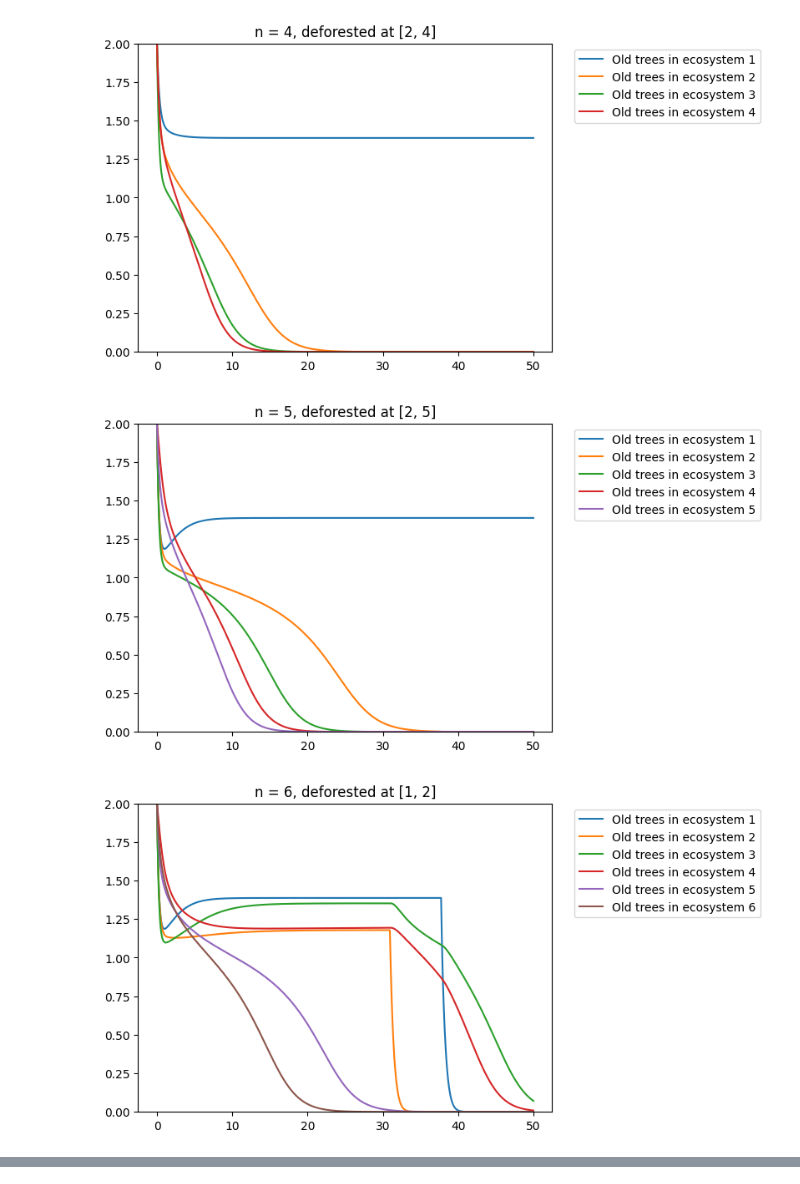
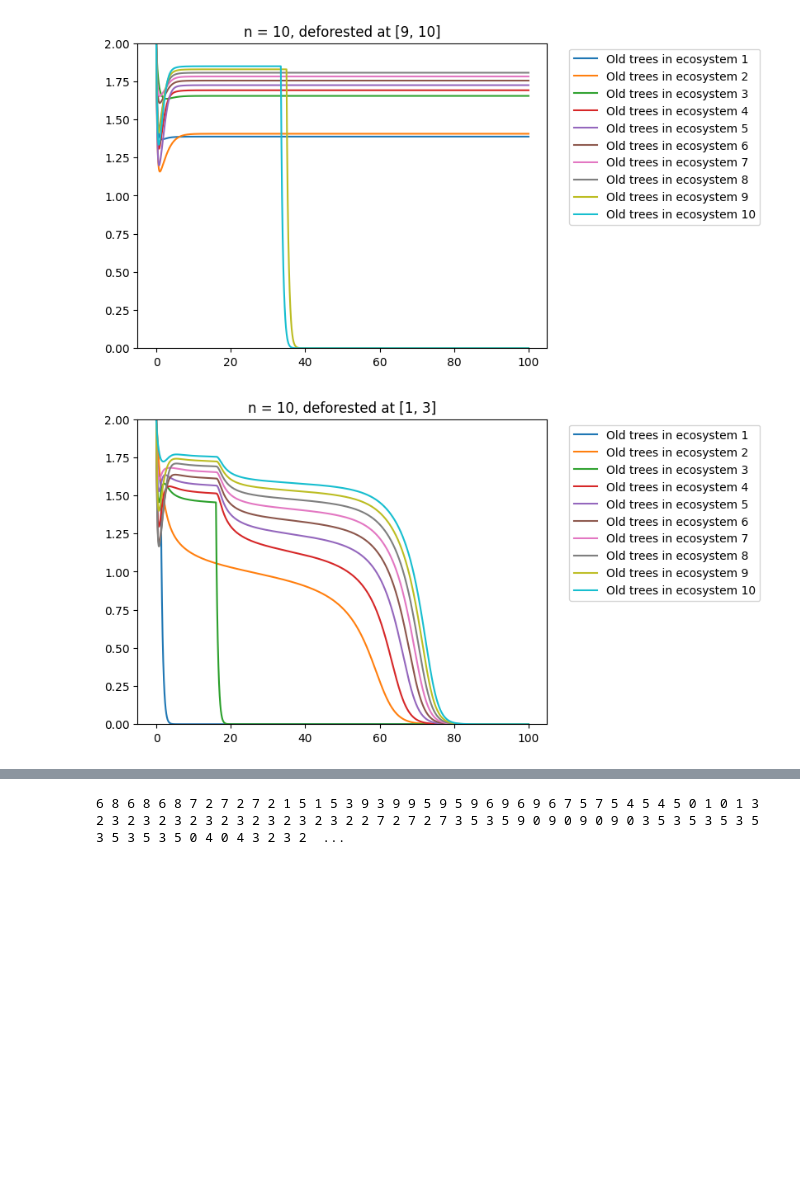
Before and after one commit to marcelvdla/CSSim, a Jupyter notebook: notebooks/perturbed_networks.ipynb, the cells around one changed output, grey strips where cells are left out. Saved outputs shown, nothing was run; the diff lists cells and outputs as text; code cells hidden in the pictures; blank space fills up the shorter version.

Commit message:
perturbed network simulations done

```diff
--- a/notebooks/perturbed_networks.ipynb
+++ b/notebooks/perturbed_networks.ipynb
@@ -4,6 +4,27 @@ import matplotlib.pyplot as plt
 from scipy.integrate import solve_ivp
 from src.perturbation import get_ecosystems_to_perturb_at_times_tstar, epsilon_k, theta
 from src.n_forest import alpha
+# %%
+def deriv_forest(x, y, penalty_rate, args):
+    """
+    Calculate derivatives of x and y over time as per the Antonovsky & Korzukhin rule.
+
+    INPUT:
+    x            = value for x; density of young trees in ecosystem, typically between 0 and 4
+    y            = value for y; density of old trees in ecosystem, typically between 0 and 4
+    penalty_rate = penalty rate calculated by penalty function
+    args         = tuple of 9 arguments
+
+    Returns derivatives of x and y.
+    """
+    # Unpack arguments rho, gamma (not used), f, h, a1 and a2
+    fertility, aging_rate, biotic_pump_young, mortality_old, biotic_pump_old, dist, beta_2, P_0 = args
+
+    # Calculate derivatives
+    dx = fertility * y - ((y - 1)**2 + 1) * x - aging_rate * x + biotic_pump_young * penalty_rate * x
+    dy = aging_rate * x - mortality_old * y + biotic_pump_old * penalty_rate * y
+
+    return dx, dy
 # %%
 def deriv_forest_perturbed(x, y, penalty_rate, epsilon, theta, args):
     """
@@ -61,11 +82,12 @@ def system_n_forests(x0s, y0s, args, perturbed = False, timesteps = 100, dt = 0.
     if perturbed:
 
         # Choose networks to deforest; gets a list of instances the deforested ecosystems
+        # Limit the timesteps at which forest can be deforested until timestep 40
         deforest_ecosystem_at_t : List[EcosystemDeforestTime] = \
             get_ecosystems_to_perturb_at_times_tstar(
-                t_timesteps=int(timesteps/dt),
+                t_timesteps=int(40/dt),
                 n_deforested_ecosystems=ecosystems_to_deforest,
-                n_total_ecosystems=n)
+                n_total_ecosystems=n, seed = None)
 
         # Get a list with the ids of the ecosystems that will be deforested
         deforest_ecosystem_ids = [ecosystem.ecosystem_id for ecosystem in deforest_ecosystem_at_t]
@@ -122,7 +144,7 @@ P_0 = 1.05
 
 arguments = (fertility, aging_rate, biotic_pump_young, mortality_old, biotic_pump_old, dist, beta_2, P_0)
 
-time = 50
+time = 100
 dt = 0.01
 n = 5
 
@@ -139,5 +161,6 @@ plt.show()
 # %%
-for n in range(2, 11):
+n = 10
+for i in range(4):
     xs, ys, deforested = system_n_forests(np.random.uniform(0,4,n),np.ones(n)*2, arguments, perturbed = True, timesteps = time, dt= dt)
 
     for i, y in enumerate(ys):
@@ -153,3 +176,2 @@ for n in range(2, 11):
-[figure, old version]
+[figure, new version]
-[figure, old version]
+[figure, new version]
-[figure, removed]
@@ -159,0 +178,24 @@ for n in range(2, 11):
+# %%
+simulations = 100
+n = 10
+results = np.empty((simulations, 4))
+
+hist_list = []
+for i in range(simulations):
+    xs, ys, deforested = system_n_forests(np.random.uniform(0,4,n), np.random.uniform(0,4,n),
+                                          arguments, perturbed = True, timesteps = 100, dt= dt)
+    for y in ys:
+        last_y = y[-1]
+        if np.isclose(last_y, 0):
+            hist_list.append(deforested[0])
+            hist_list.append(deforested[1])
+#     last_x = xs[-1][-1]
+#     last_y = ys[-1][-1]
+#     results[i, 0] = last_x
+#     results[i, 1] = last_y
+#     results[i, 2] = deforested[0]
+#     results[i, 3] = deforested[1]
+
+print(*hist_list)
+# %% [output]
+6 8 6 8 6 8 7 2 7 2 7 2 1 5 1 5 3 9 3 9 9 5 9 5 9 6 9 6 9 6 7 5 7 5 4 5 4 5 0 1 0 1 3 2 3 2 3 2 3 2 3 2 3 2 3 2 3 2 3 2 2 7 2 7 2 7 3 5 3 5 9 0 9 0 9 0 9 0 3 5 3 5 3 5 3 5 3 5 3 5 3 5 0 4 0 4 3 2 3 2  ...
```
Also changed, not shown: parts of 3 cells of this notebook, 3 other files.
